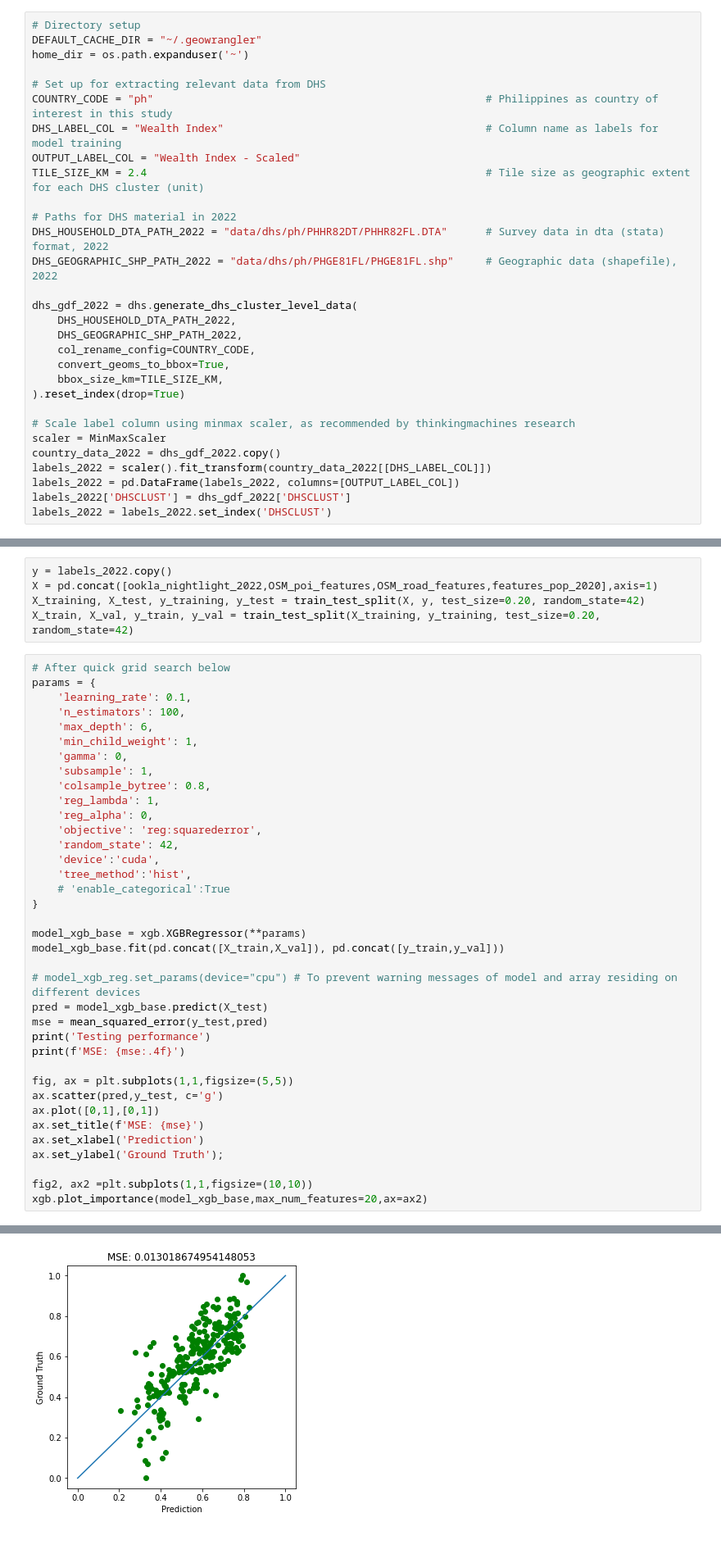
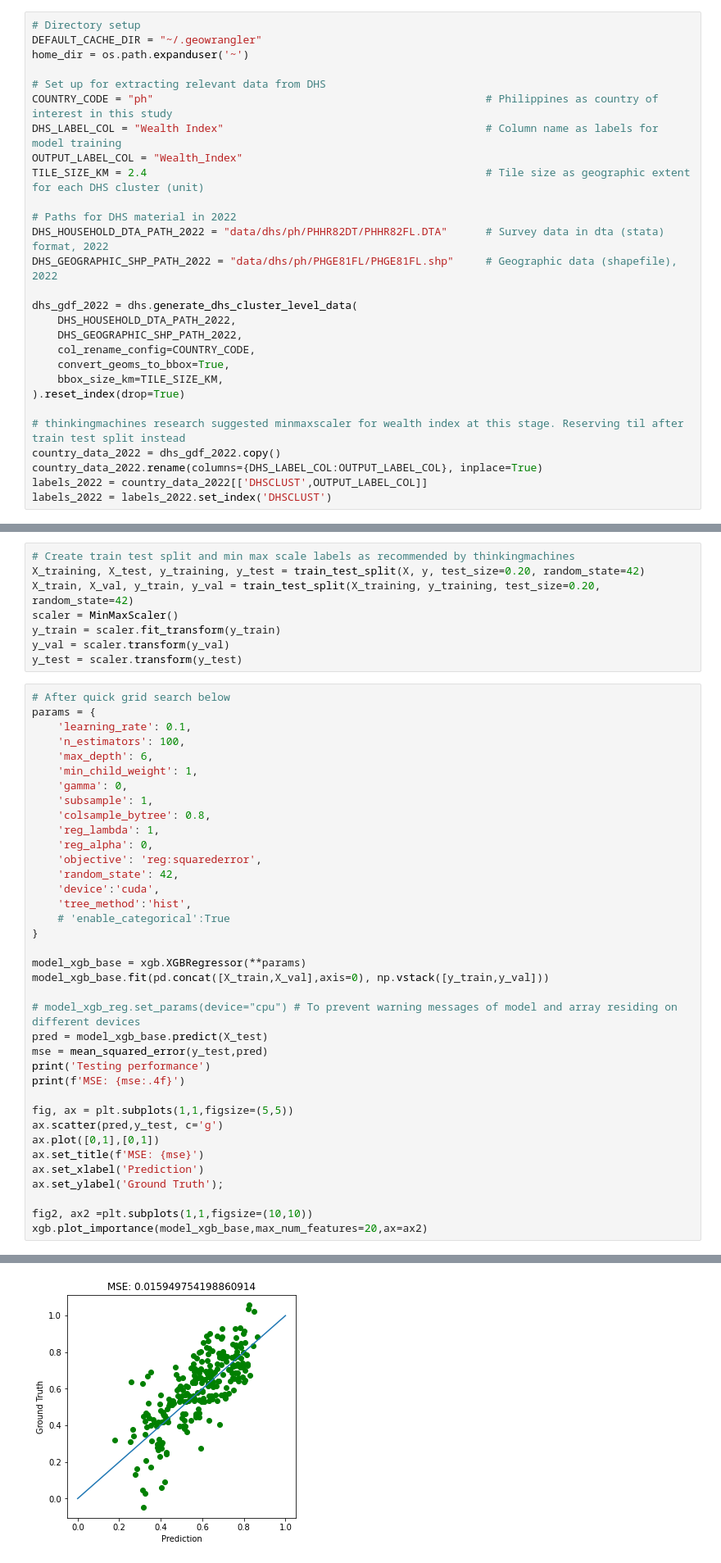
Before and after one commit to teofc111/poverty_mapping, a Jupyter notebook: poverty_mapping.ipynb, the cells around one changed output, grey strips where cells are left out. Shown at 82% size. Cells and saved outputs as stored; diff of their text form.

Commit message:
Made changes to do scaling after train test split. X and y csvs updated accordingly

```diff
--- a/poverty_mapping.ipynb
+++ b/poverty_mapping.ipynb
@@ -67,7 +67,7 @@ home_dir = os.path.expanduser('~')
 # Set up for extracting relevant data from DHS
 COUNTRY_CODE = "ph"                                                    # Philippines as country of interest in this study
 DHS_LABEL_COL = "Wealth Index"                                         # Column name as labels for model training
-OUTPUT_LABEL_COL = "Wealth Index - Scaled"
+OUTPUT_LABEL_COL = "Wealth_Index"
 TILE_SIZE_KM = 2.4                                                     # Tile size as geographic extent for each DHS cluster (unit)
 
 # Paths for DHS material in 2022
@@ -82,11 +82,9 @@ dhs_gdf_2022 = dhs.generate_dhs_cluster_level_data(
     bbox_size_km=TILE_SIZE_KM,
 ).reset_index(drop=True)
 
-# Scale label column using minmax scaler, as recommended by thinkingmachines research
-scaler = MinMaxScaler
+# thinkingmachines research suggested minmaxscaler for wealth index at this stage. Reserving til after train test split instead
 country_data_2022 = dhs_gdf_2022.copy()
-labels_2022 = scaler().fit_transform(country_data_2022[[DHS_LABEL_COL]])
-labels_2022 = pd.DataFrame(labels_2022, columns=[OUTPUT_LABEL_COL])
-labels_2022['DHSCLUST'] = dhs_gdf_2022['DHSCLUST']
+country_data_2022.rename(columns={DHS_LABEL_COL:OUTPUT_LABEL_COL}, inplace=True)
+labels_2022 = country_data_2022[['DHSCLUST',OUTPUT_LABEL_COL]]
 labels_2022 = labels_2022.set_index('DHSCLUST')
 # %% [markdown]
@@ -419,8 +424,11 @@ Here, we consider different models for training, as well as different combinatio
 # %%
-y = labels_2022.copy()
-X = pd.concat([ookla_nightlight_2022,OSM_poi_features,OSM_road_features,features_pop_2020],axis=1)
+# Create train test split and min max scale labels as recommended by thinkingmachines
 X_training, X_test, y_training, y_test = train_test_split(X, y, test_size=0.20, random_state=42)
 X_train, X_val, y_train, y_val = train_test_split(X_training, y_training, test_size=0.20, random_state=42)
+scaler = MinMaxScaler()
+y_train = scaler.fit_transform(y_train)
+y_val = scaler.transform(y_val)
+y_test = scaler.transform(y_test)
 # %%
 # After quick grid search below
 params = {
@@ -441,7 +449,7 @@ params = {
 }
 
 model_xgb_base = xgb.XGBRegressor(**params)
-model_xgb_base.fit(pd.concat([X_train,X_val]), pd.concat([y_train,y_val]))
+model_xgb_base.fit(pd.concat([X_train,X_val],axis=0), np.vstack([y_train,y_val]))
 
 # model_xgb_reg.set_params(device="cpu") # To prevent warning messages of model and array residing on different devices
 pred = model_xgb_base.predict(X_test)
@@ -464,2 +472,2 @@ MSE: 0.0130
 <Axes: title={'center': 'Feature importance'}, xlabel='F score', ylabel='Features'>
-[figure, old version]
+[figure, new version]
```
Also changed, not shown: parts of 15 cells of this notebook.
